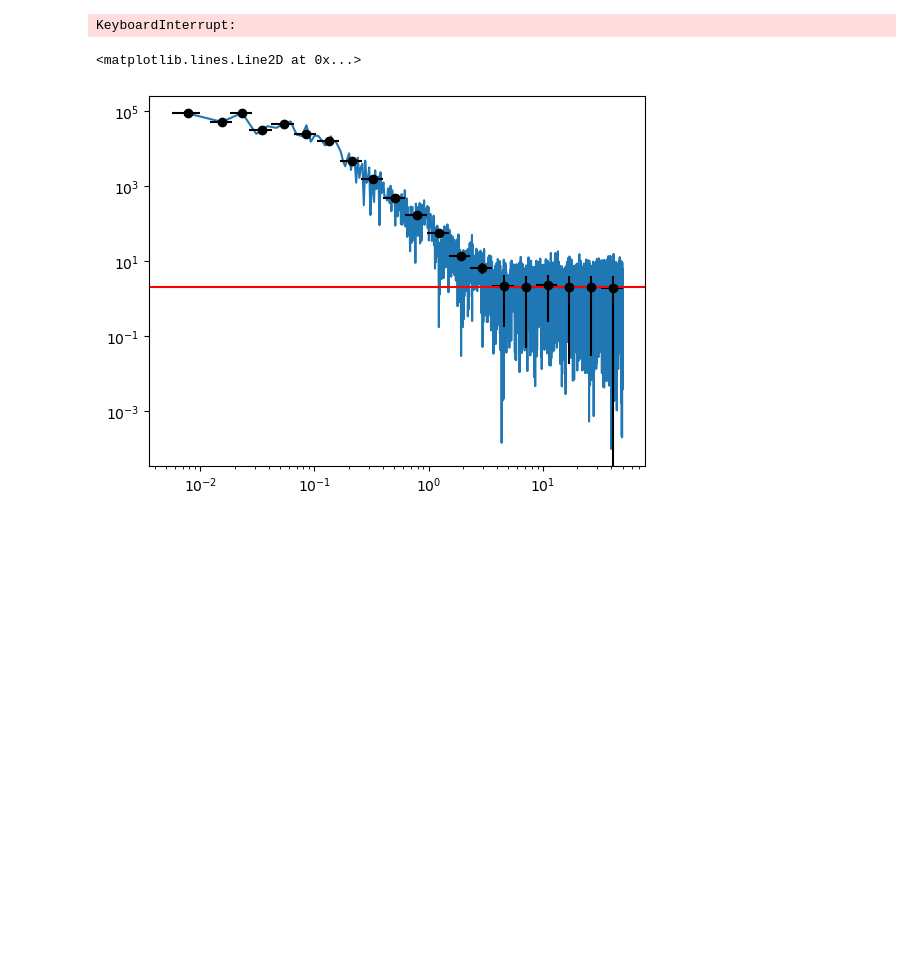
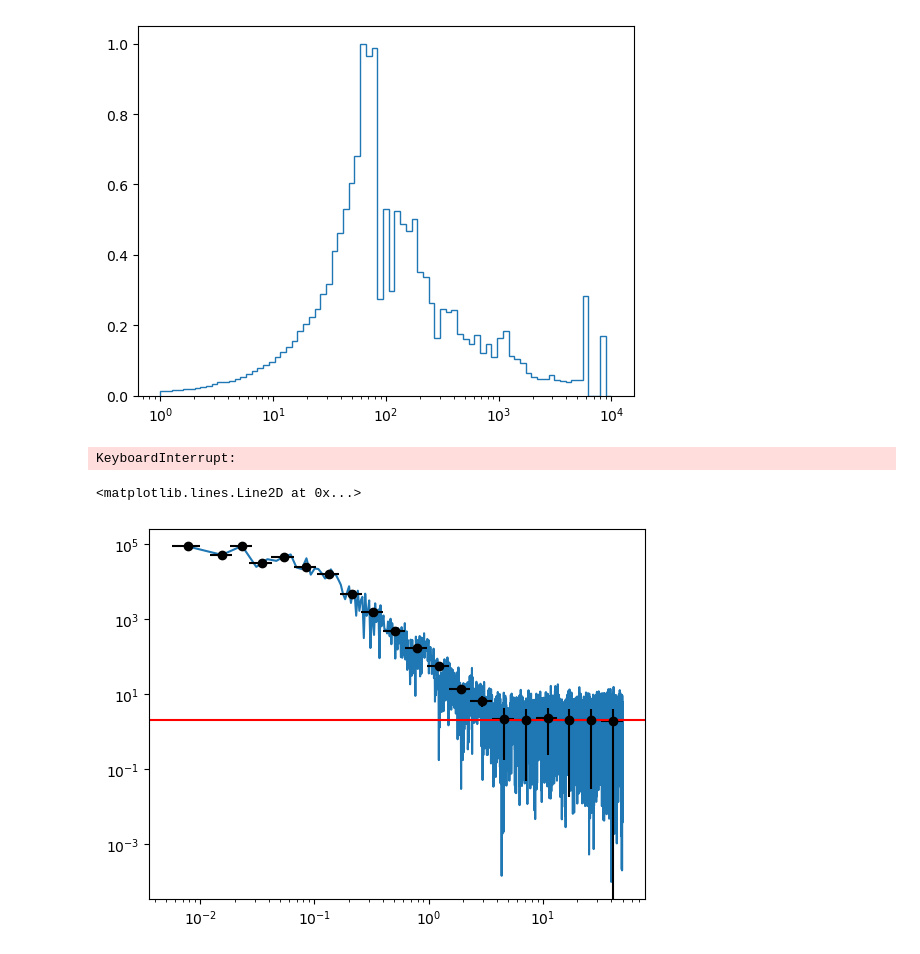
Before and after one commit to Jorezz/GRB_blind_search, a Jupyter notebook: GRB_notebook.ipynb, the cells around one changed output. Cells and saved outputs as stored; diff of their text form; code cells hidden in the pictures; blank space fills up the shorter version.

```diff
--- a/GRB_notebook.ipynb
+++ b/GRB_notebook.ipynb
@@ -25,3 +24,34 @@ from grb.furie import *
+# %%
+with open('data/redshifts.pkl','rb') as f:
+    redshifts = pickle.load(f)
+
+detectors = {0:'n0',1:'n1',2:'n2',3:'n3',4:'n4',5:'n5',6:'n6',7:'n7',8:'n8',9:'n9',10:'na',11:'nb',12:'b0',13:'b1'}
+with open('data/fermi_bursts_cat.txt','r') as f:
+    gbm_cat = pd.DataFrame([line.split() for line in f],columns=['grb_name','date','time','t90','t90_start','grb_code','mask']).dropna()
+    gbm_cat['redshift'] = gbm_cat['grb_code'].apply(lambda x:redshifts.get(x,None))
+gbm_cat = gbm_cat.set_index('grb_code')
+# %%
+photon_data = {}
+for code in redshifts:
+    try:
+        catalog_data = gbm_cat.loc[code]
+        try:
+            lc = GBM_LightCurve.load(code)
+        except Exception:
+            lc = GBM_LightCurve(code,catalog_data['mask'],catalog_data['redshift'],save_photons=True,filter_energy=False)
+            lc.save(code)
+        counts, bins = np.histogram(lc.photon_data,np.logspace(0,4,100))
+        photon_data[code] = counts
+    except KeyError:
+        print(code,'not found')
+        continue
+# %%
+counts, bins = np.histogram(lc.photon_data,np.logspace(0,4,80))
+# %%
+plt.stairs(counts/np.max(counts), bins)
+plt.xscale('log')
+# %% [output]
+[figure, added]
 # %%
 lc = SPI_ACS_LightCurve('2021-06-19 23:59:25', 300)
 # %%
```
Also changed, not shown: parts of 2 cells of this notebook, 4 other files.
